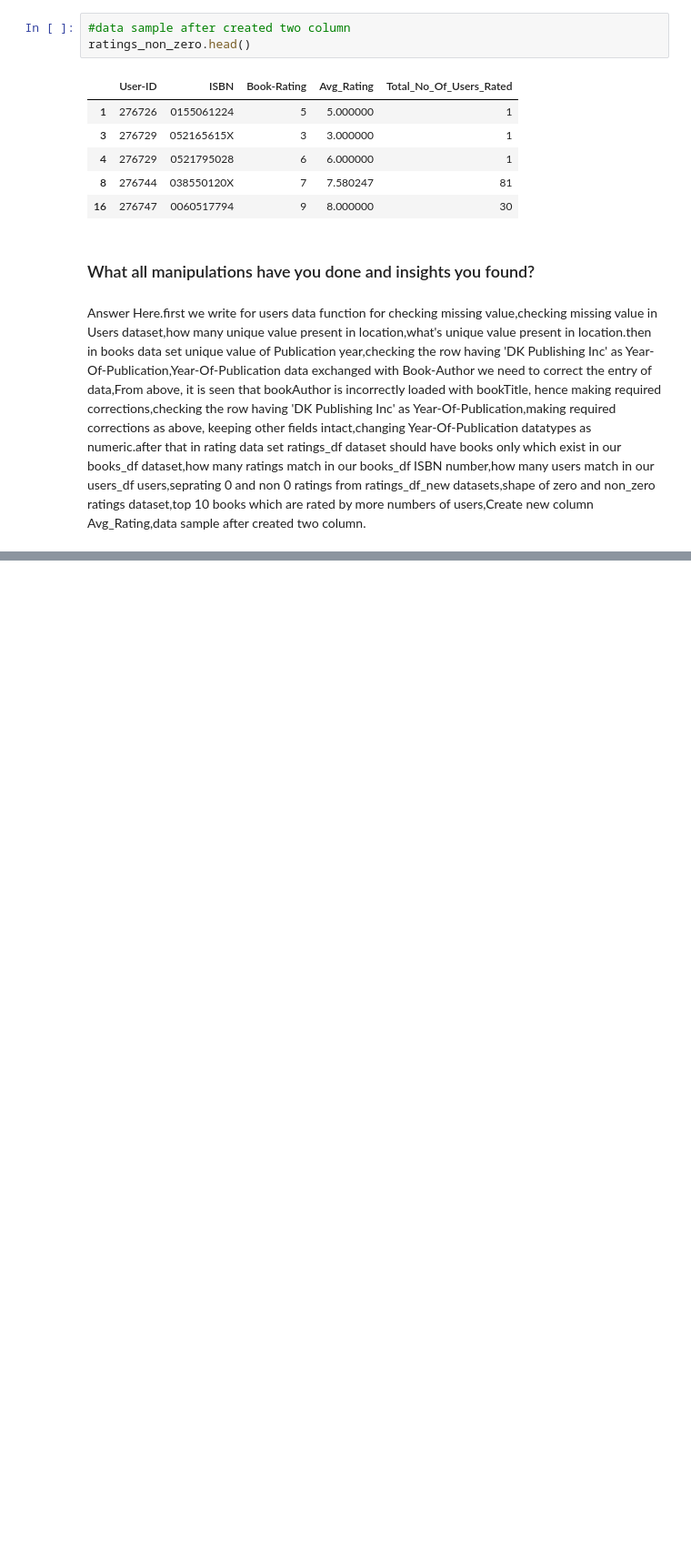
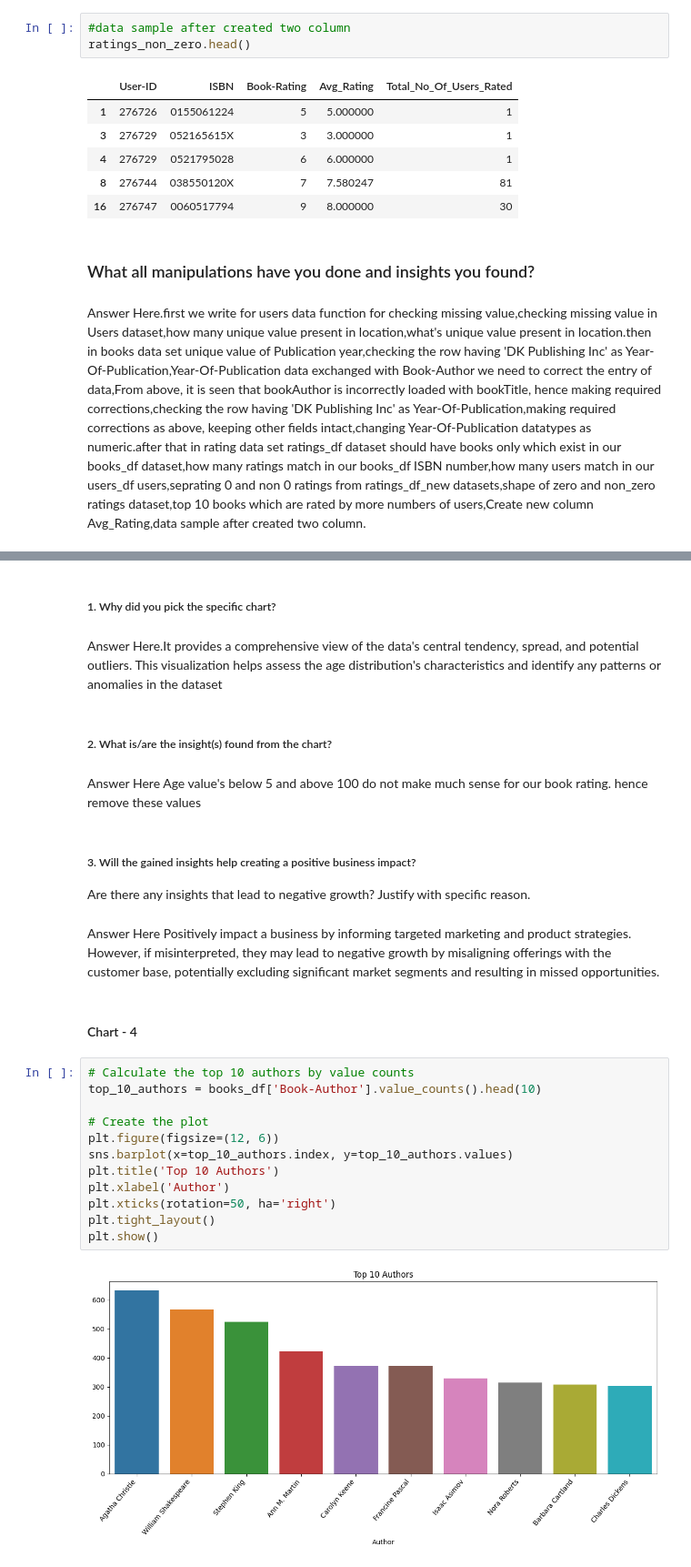
Before and after one commit to rins3005/Book_Recommendation_System, a Jupyter notebook: Rina_Patel_Book_Recommendation_System.ipynb, the cells around one changed output, grey strips where cells are left out. Shown at 91% size. Cells and saved outputs as stored; diff of their text form; blank space fills up the shorter version.

```diff
--- a/Rina_Patel_Book_Recommendation_System.ipynb
+++ b/Rina_Patel_Book_Recommendation_System.ipynb
@@ -693,0 +760,30 @@ Answer Here.first we write for users data function for checking missing value,ch
+# %% [markdown]
+##### 1. Why did you pick the specific chart?
+# %% [markdown]
+Answer Here.It provides a comprehensive view of the data's central tendency, spread, and potential outliers. This visualization helps assess the age distribution's characteristics and identify any patterns or anomalies in the dataset
+# %% [markdown]
+##### 2. What is/are the insight(s) found from the chart?
+# %% [markdown]
+Answer Here
+Age value's below 5 and above 100 do not make much sense for our book rating. hence remove these values
+# %% [markdown]
+##### 3. Will the gained insights help creating a positive business impact?
+Are there any insights that lead to negative growth? Justify with specific reason.
+# %% [markdown]
+Answer Here Positively impact a business by informing targeted marketing and product strategies. However, if misinterpreted, they may lead to negative growth by misaligning offerings with the customer base, potentially excluding significant market segments and resulting in missed opportunities.
+# %% [markdown]
+#### Chart - 4
+# %%
+# Calculate the top 10 authors by value counts
+top_10_authors = books_df['Book-Author'].value_counts().head(10)
+
+# Create the plot
+plt.figure(figsize=(12, 6))
+sns.barplot(x=top_10_authors.index, y=top_10_authors.values)
+plt.title('Top 10 Authors')
+plt.xlabel('Author')
+plt.xticks(rotation=50, ha='right')
+plt.tight_layout()
+plt.show()
+# %% [output]
+[figure, added]
```
Also changed, not shown: parts of 174 cells of this notebook.
